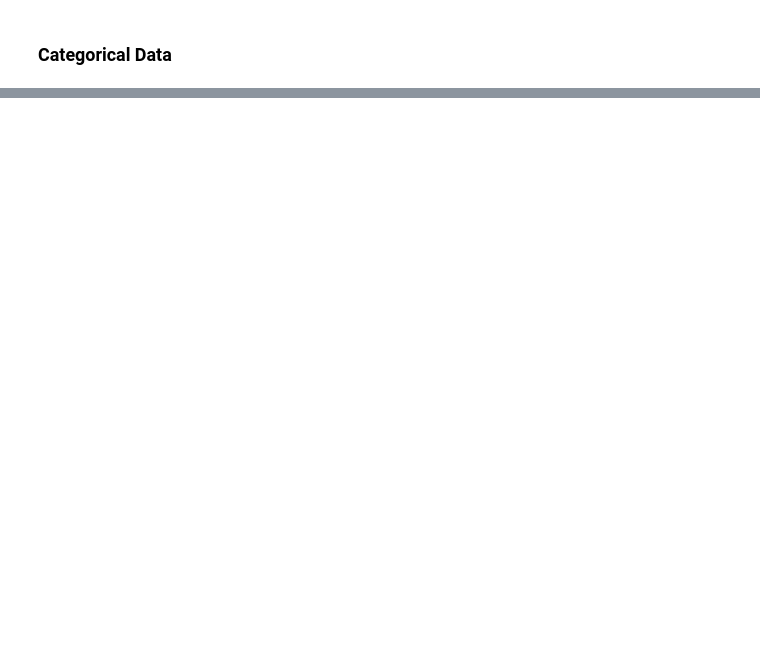
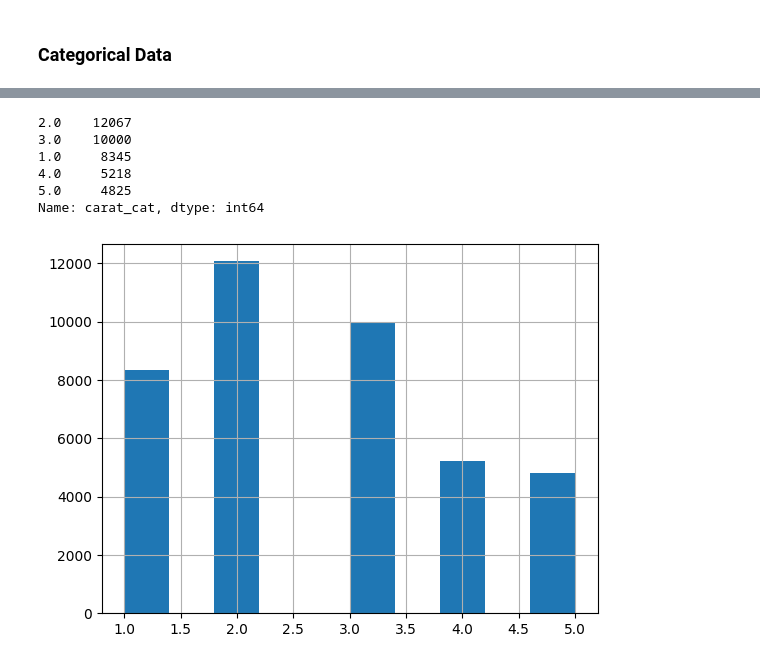
Before and after one commit to javiergispert/proyecto_m3, a Jupyter notebook: notebooks/Diamonds Prices EDA.ipynb, the cells around one changed output, grey strips where cells are left out. Saved outputs shown, nothing was run; the diff lists cells and outputs as text; code cells hidden in the pictures; blank space fills up the shorter version.

```diff
--- a/notebooks/Diamonds Prices EDA.ipynb
+++ b/notebooks/Diamonds Prices EDA.ipynb
@@ -586,0 +318,14 @@ df_test_mix_uncorr = df_test_mix.drop(['x', 'y', 'z', 'binned_x_(4.56, 5.24]',
+# %%
+df_diamonds["carat_cat"].value_counts()
+# %% [output]
+2.0    12067
+3.0    10000
+1.0     8345
+4.0     5218
+5.0     4825
+Name: carat_cat, dtype: int64
+# %%
+df_diamonds["carat_cat"].hist()
+plt.show()
+# %% [output]
+[figure, added]
```
Also changed, not shown: parts of 72 cells of this notebook, 3 other files.
